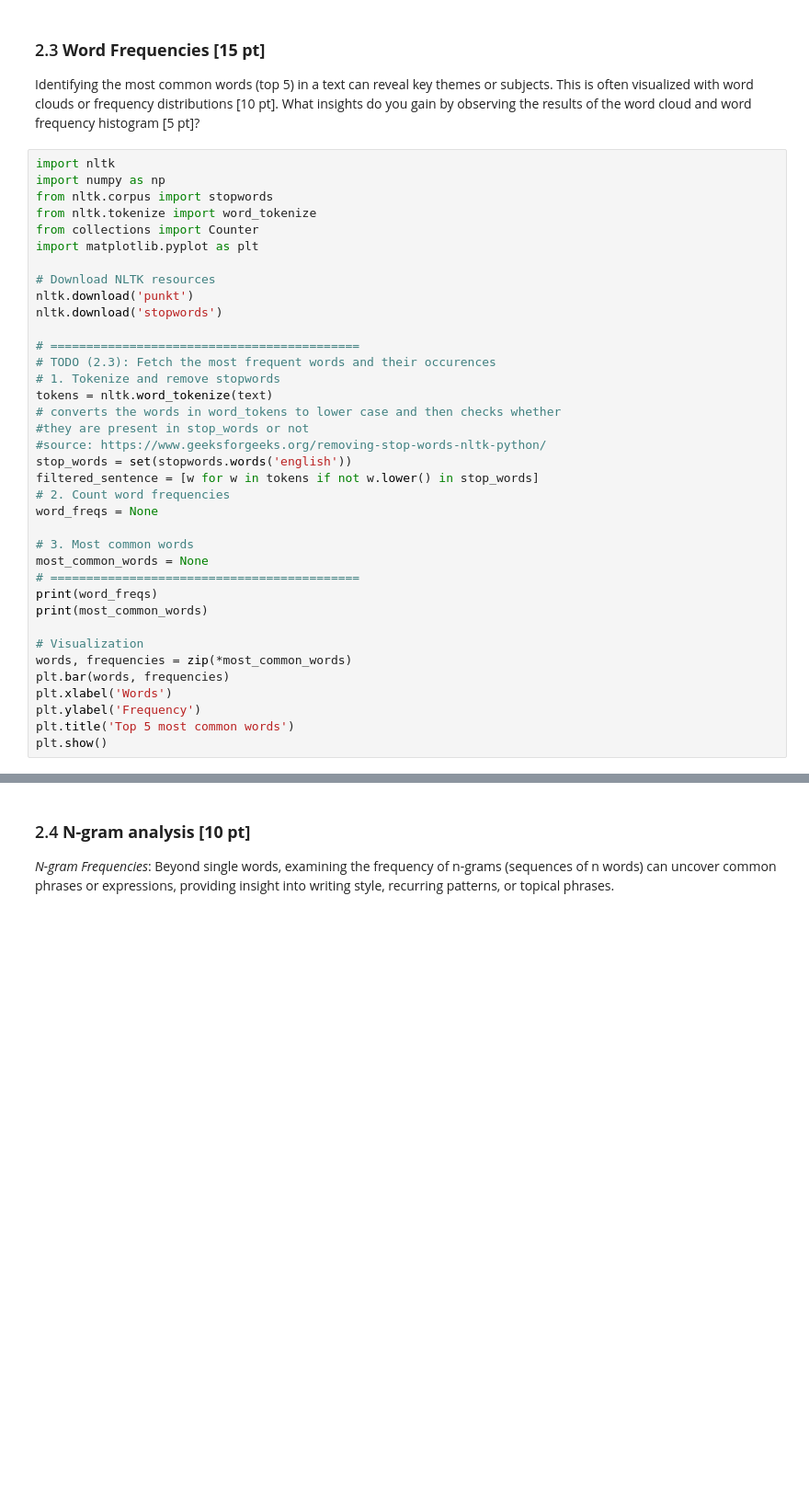
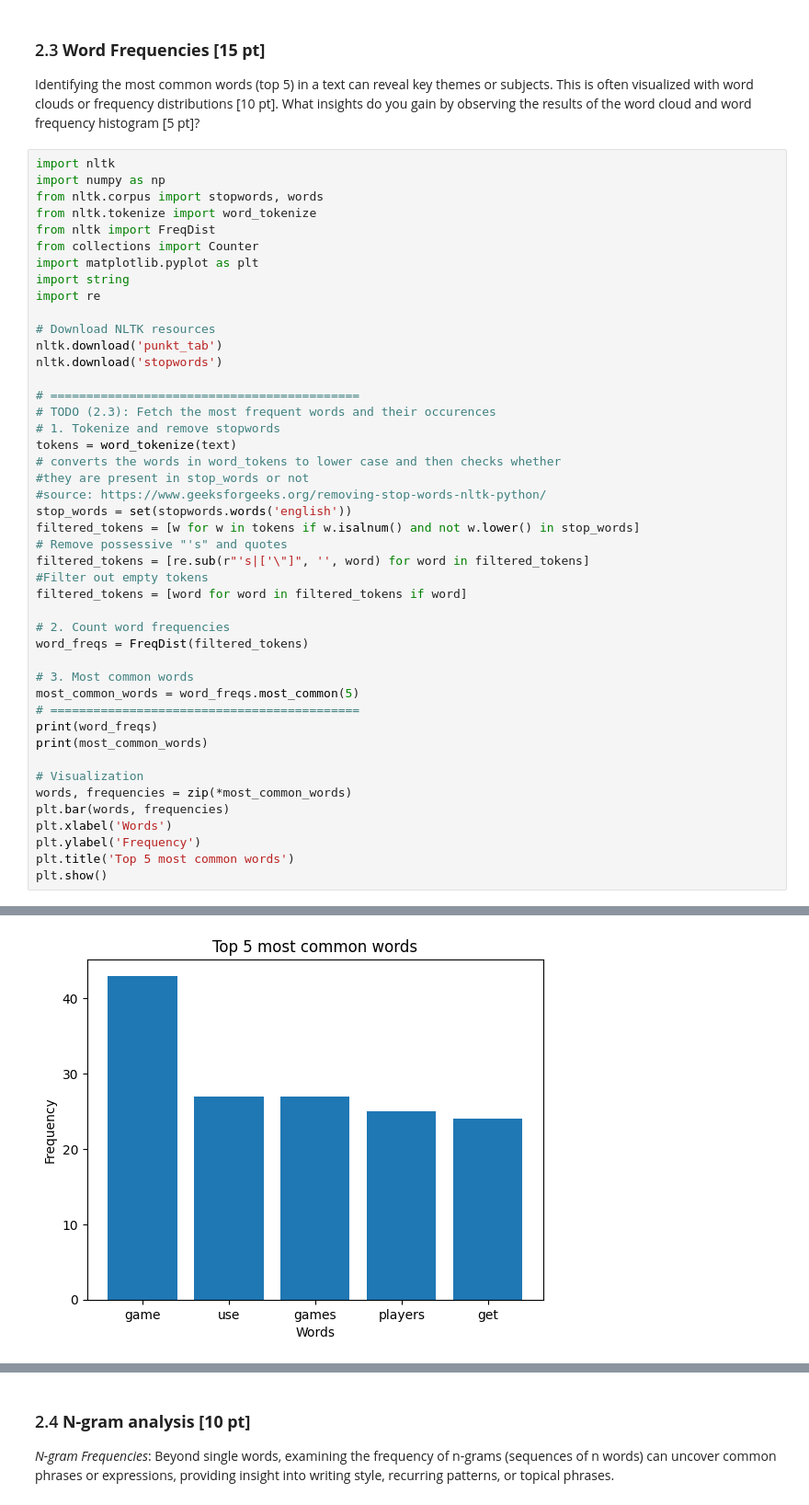
Before and after one commit to noelmrowiec/IS597, a Jupyter notebook: MP1_Reddit_Data_Collection/Assignment1.ipynb, the cells around one changed output, grey strips where cells are left out. Shown at 92% size. Drawn from its saved outputs; the diff is of its cells as text; blank space fills up the shorter version.

Commit message:
add most common words

```diff
--- a/MP1_Reddit_Data_Collection/Assignment1.ipynb
+++ b/MP1_Reddit_Data_Collection/Assignment1.ipynb
@@ -303,29 +303,37 @@ Identifying the most common words (top 5) in a text can reveal key themes or sub
 # %%
 import nltk
 import numpy as np
-from nltk.corpus import stopwords
+from nltk.corpus import stopwords, words
 from nltk.tokenize import word_tokenize
+from nltk import FreqDist
 from collections import Counter
 import matplotlib.pyplot as plt
+import string
+import re
 
 # Download NLTK resources
-nltk.download('punkt')
+nltk.download('punkt_tab')
 nltk.download('stopwords')
 
 # ===========================================
 # TODO (2.3): Fetch the most frequent words and their occurences
 # 1. Tokenize and remove stopwords
-tokens = nltk.word_tokenize(text)
+tokens = word_tokenize(text)
 # converts the words in word_tokens to lower case and then checks whether
 #they are present in stop_words or not
 #source: https://www.geeksforgeeks.org/removing-stop-words-nltk-python/
 stop_words = set(stopwords.words('english'))
-filtered_sentence = [w for w in tokens if not w.lower() in stop_words]
+filtered_tokens = [w for w in tokens if w.isalnum() and not w.lower() in stop_words]
+# Remove possessive "'s" and quotes
+filtered_tokens = [re.sub(r"'s|['\"]", '', word) for word in filtered_tokens]
+#Filter out empty tokens
+filtered_tokens = [word for word in filtered_tokens if word]
+
 # 2. Count word frequencies
-word_freqs = None
+word_freqs = FreqDist(filtered_tokens)
 
 # 3. Most common words
-most_common_words = None
+most_common_words = word_freqs.most_common(5)
 # ===========================================
 print(word_freqs)
 print(most_common_words)
@@ -348,2 +355,3 @@ TypeError: zip() argument after * must be an iterable, not NoneType
+[figure, added]
 # %% [markdown]
 **TODO 2.3**: (Double-click this text block to edit) What insights do you gain by observing the results of the word cloud and word frequency histogram? Are the high-frequency words in the post close to the topic you want to search for [5pt]? Add your interpretation here by editing this text block
```
Also changed, not shown: parts of 6 cells of this notebook.
